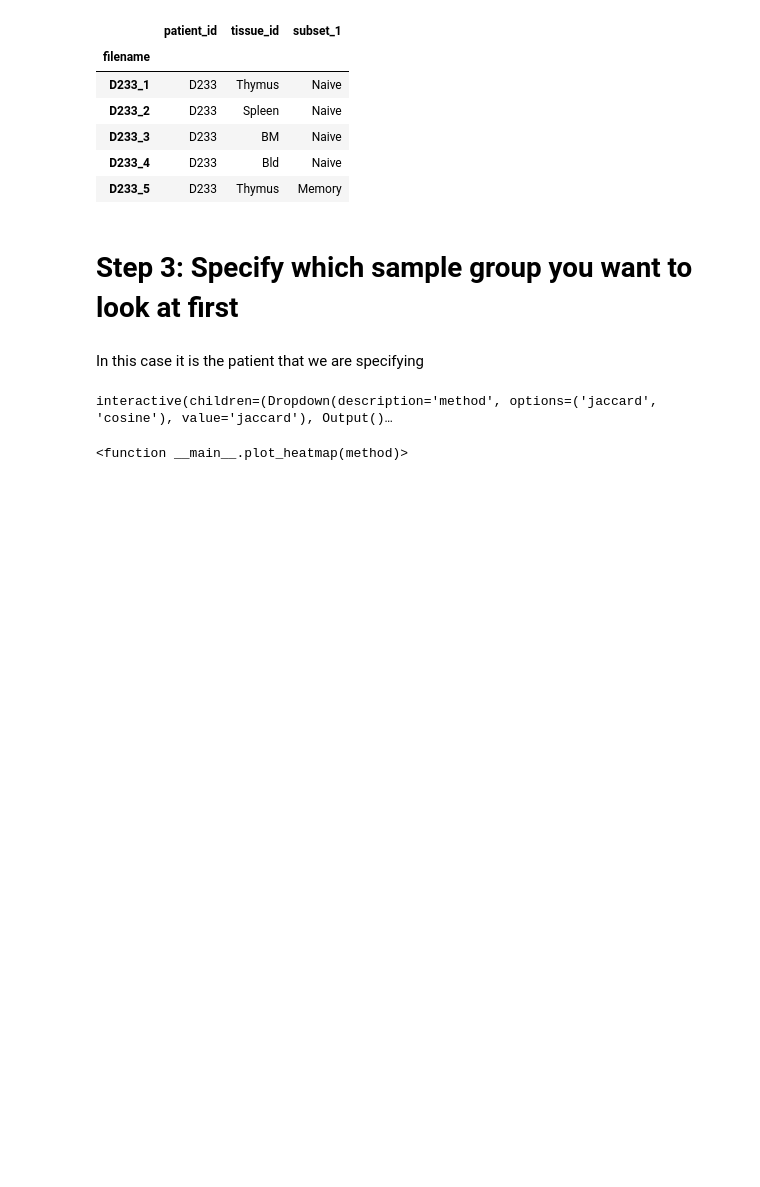
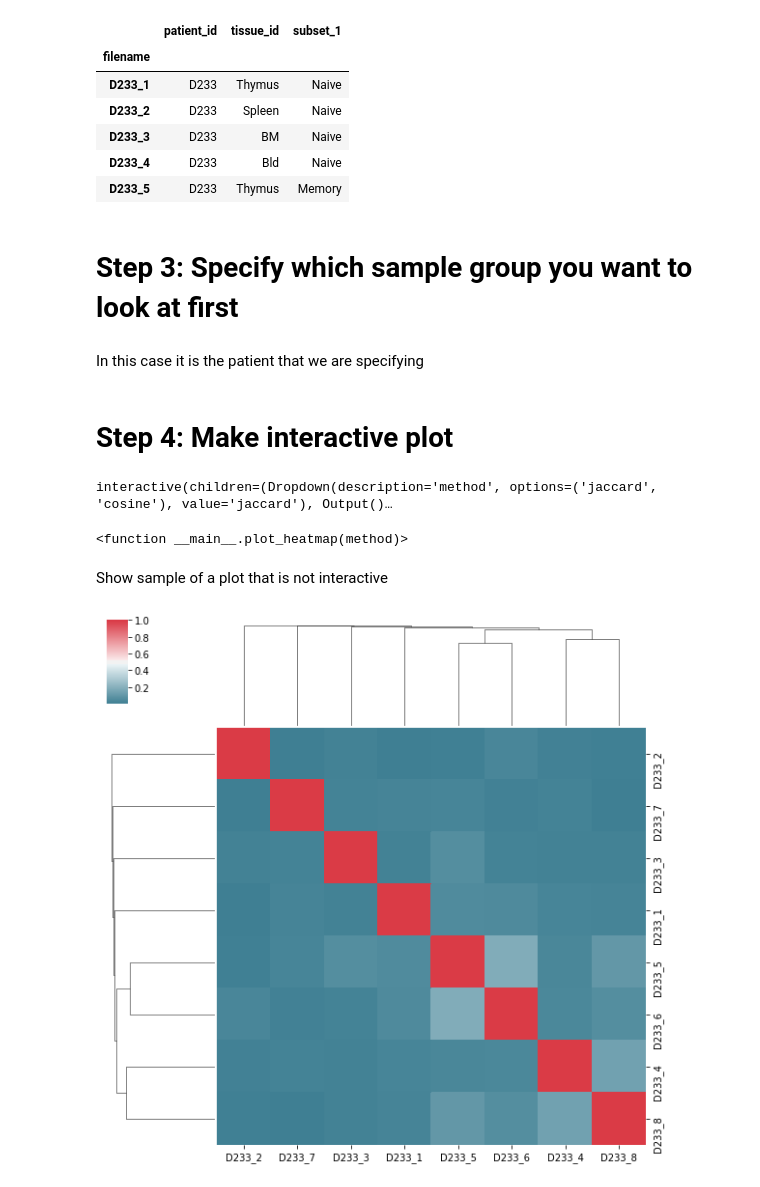
Before and after one commit to NCBI-Hackathons/PyClonal, a Jupyter notebook: jupyter_notebooks/Overlap Analysis Demo.ipynb, the cells around one changed output. Cells and saved outputs as stored; diff of their text form; code cells hidden in the pictures; blank space fills up the shorter version.

Commit message:
added static examples of plots that are not interactive for the demo github page

```diff
--- a/jupyter_notebooks/Overlap Analysis Demo.ipynb
+++ b/jupyter_notebooks/Overlap Analysis Demo.ipynb
@@ -62,6 +62,8 @@ for l1, l2 in itertools.combinations(filtered_df.index, 2):
     )
 
 cosine_data=pd.DataFrame(res_df).fillna(1)  #matrix with cosine differences
+# %% [markdown]
+# Step 4: Make interactive plot
 # %%
 res_df = {}
 for l1, l2 in itertools.combinations(filtered_df.index, 2):
@@ -86,3 +88,9 @@ interact(plot_heatmap, method=['jaccard', 'cosine'])
 # %% [output]
 interactive(children=(Dropdown(description='method', options=('jaccard', 'cosine'), value='jaccard'), Output()…
 <function __main__.plot_heatmap(method)>
+# %% [markdown]
+Show sample of a plot that is not interactive
+# %%
+plot_heatmap('cosine')
+# %% [output]
+[figure, added]
```
Also changed, not shown: parts of 1 cell of this notebook.
